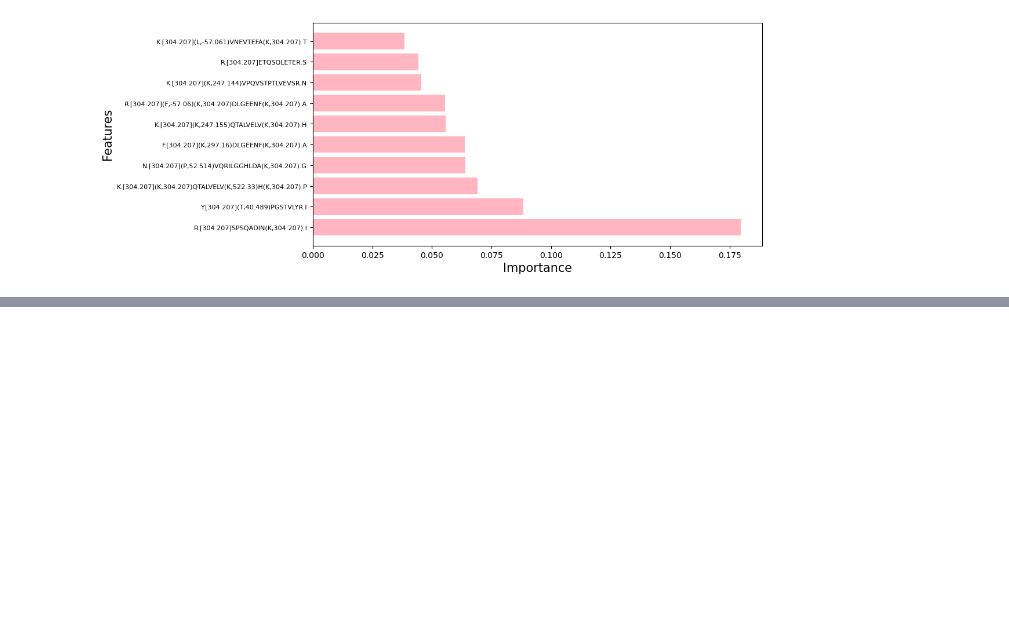
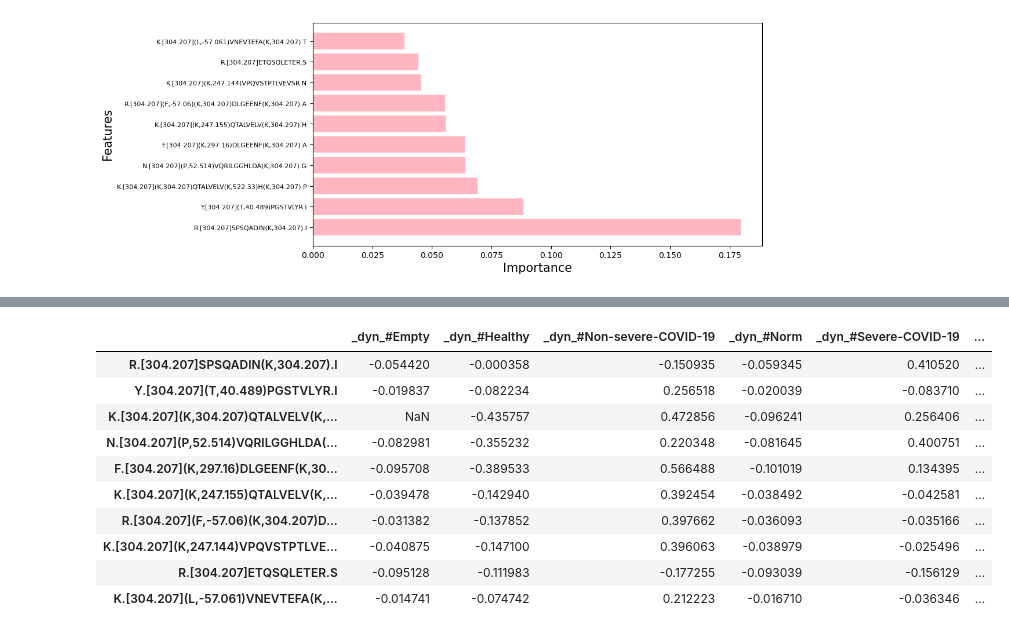
Before and after one commit to MiddleEarthExplorer/COVID19_Classification, a Jupyter notebook: CSE291_Notebook_Brian-Stage 2.ipynb, the cells around one changed output, grey strips where cells are left out. Cells and saved outputs as stored; diff of their text form; code cells hidden in the pictures; blank space fills up the shorter version.

```diff
--- a/CSE291_Notebook_Brian-Stage 2.ipynb
+++ b/CSE291_Notebook_Brian-Stage 2.ipynb
@@ -824,0 +832,26 @@ array([0.        , 0.        , 0.        , 0.0173002 , 0.17969947,
+# %%
+encoder = OneHotEncoder(sparse=False)
+target_encoded = encoder.fit_transform(variants_processed['Condition'].values.reshape(-1, 1))
+target_df = pd.DataFrame(target_encoded, columns=encoder.categories_[0], index=variants_processed.index)
+# %%
+concat_df = pd.concat([variants_processed[topk_peptides], target_df], axis=1)
+
+# Compute the correlation matrix
+corr_matrix = concat_df.corr()
+
+# Filter the correlation matrix to only include correlations between features and target classes
+corr_matrix_filtered = corr_matrix.loc[topk_peptides, encoder.categories_[0]]
+
+corr_matrix_filtered
+# %% [output]
+|  | _dyn_#Empty | _dyn_#Healthy | _dyn_#Non-severe-COVID-19 | _dyn_#Norm | _dyn_#Severe-COVID-19 | ... |
+| R.[304.207]SPSQADIN(K,304.207).I | -0.054420 | -0.000358 | -0.150935 | -0.059345 | 0.410520 | ... |
+| Y.[304.207](T,40.489)PGSTVLYR.I | -0.019837 | -0.082234 | 0.256518 | -0.020039 | -0.083710 | ... |
+| K.[304.207](K,304.207)QTALVELV(K,... | NaN | -0.435757 | 0.472856 | -0.096241 | 0.256406 | ... |
+| N.[304.207](P,52.514)VQRILGGHLDA(... | -0.082981 | -0.355232 | 0.220348 | -0.081645 | 0.400751 | ... |
+| F.[304.207](K,297.16)DLGEENF(K,30... | -0.095708 | -0.389533 | 0.566488 | -0.101019 | 0.134395 | ... |
+| K.[304.207](K,247.155)QTALVELV(K,... | -0.039478 | -0.142940 | 0.392454 | -0.038492 | -0.042581 | ... |
+| R.[304.207](F,-57.06)(K,304.207)D... | -0.031382 | -0.137852 | 0.397662 | -0.036093 | -0.035166 | ... |
+| K.[304.207](K,247.144)VPQVSTPTLVE... | -0.040875 | -0.147100 | 0.396063 | -0.038979 | -0.025496 | ... |
+| R.[304.207]ETQSQLETER.S | -0.095128 | -0.111983 | -0.177255 | -0.093039 | -0.156129 | ... |
+| K.[304.207](L,-57.061)VNEVTEFA(K,... | -0.014741 | -0.074742 | 0.212223 | -0.016710 | -0.036346 | ... |
```
Also changed, not shown: parts of 14 cells of this notebook, 2 other files.
